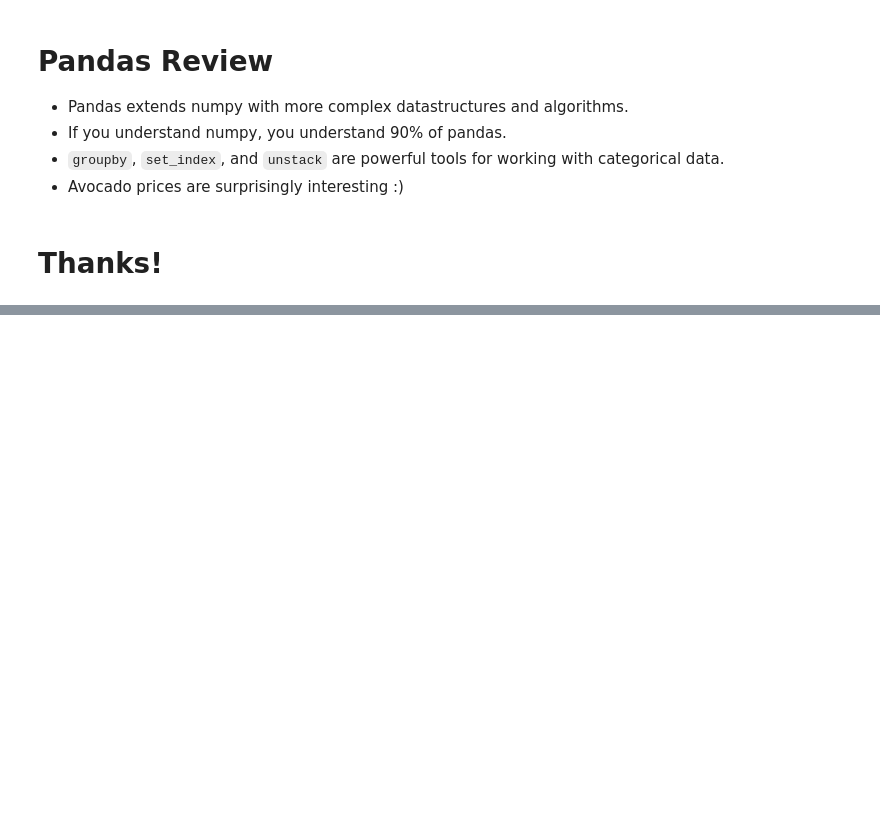
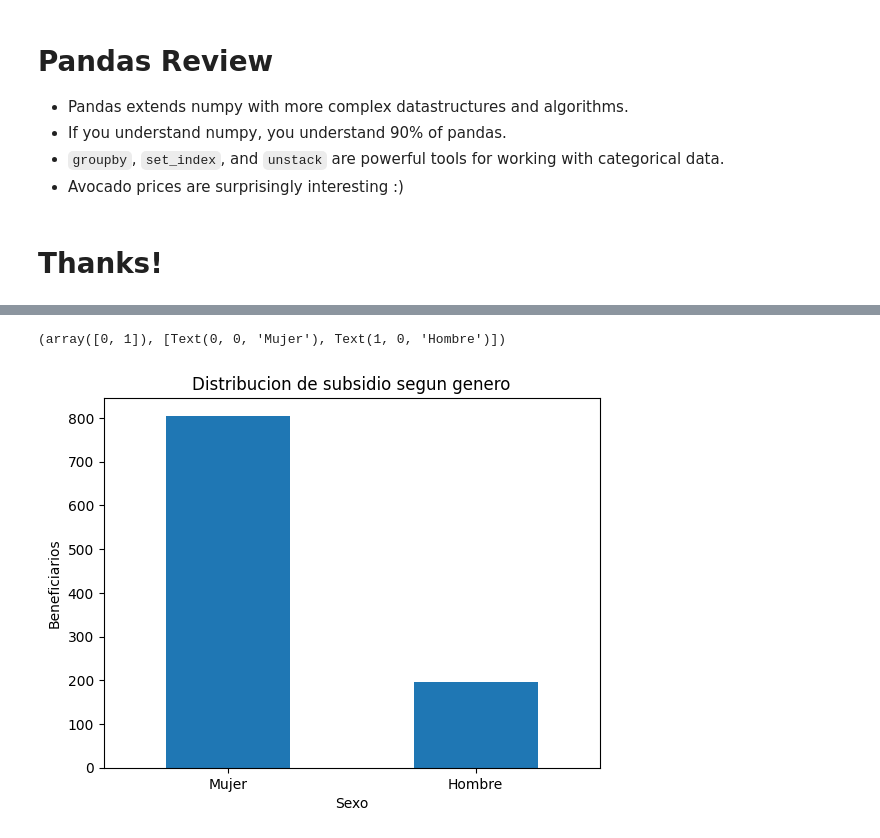
Before and after one commit to Pab10Suarez/MetNumUN2024I, a Jupyter notebook: Lab2/psuarezv_Lab2.ipynb, the cells around one changed output, grey strips where cells are left out. Saved outputs shown, nothing was run; the diff lists cells and outputs as text; code cells hidden in the pictures; blank space fills up the shorter version.

```diff
--- a/Lab2/psuarezv_Lab2.ipynb
+++ b/Lab2/psuarezv_Lab2.ipynb
@@ -1864,0 +1868,10 @@ plt.show()
+# %%
+from urllib.parse import urlencode
+import pandas as pd
+import requests
+import matplotlib.pyplot as plt
+import matplotlib.cm as cm
+
+data = requests.get("https://www.datos.gov.co/resource/xswh-ityu.json")
+dfFamilias = pd.DataFrame(data.json())
+dfFamilias.head()
@@ -1864,0 +1886,10 @@ plt.show()
+# %%
+genero = dfFamilias.genero.value_counts()
+genero.plot(kind='bar', stacked=True)
+plt.title("Distribucion de subsidio segun genero")
+plt.ylabel("Beneficiarios")
+plt.xlabel('Sexo')
+plt.xticks(rotation=0)
+# %% [output]
+(array([0, 1]), [Text(0, 0, 'Mujer'), Text(1, 0, 'Hombre')])
+[figure, added]
```
Also changed, not shown: parts of 4 cells of this notebook.
